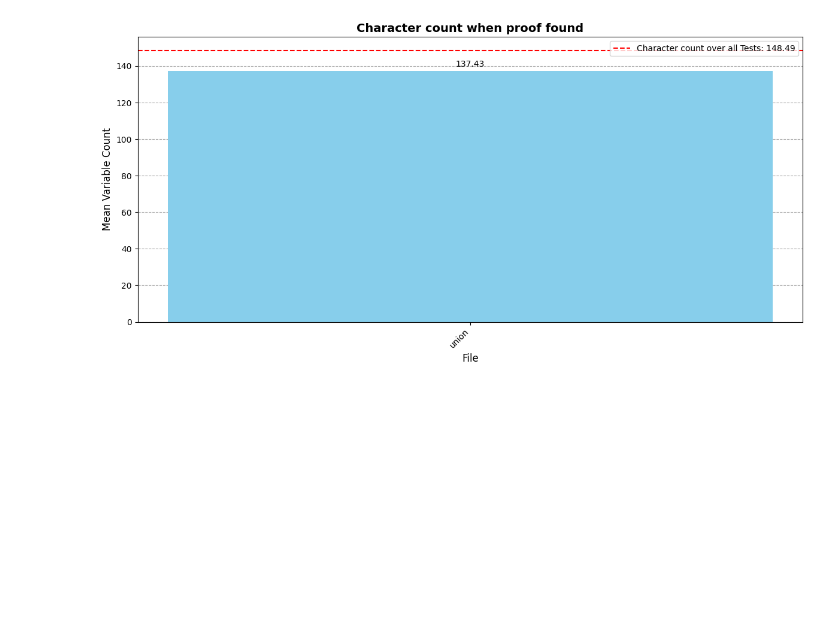
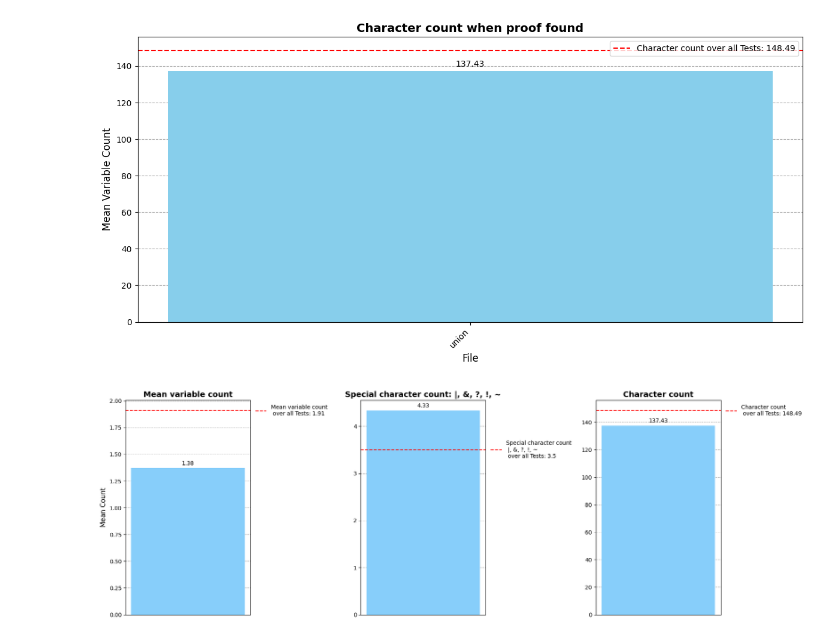
Before and after one commit to BigTeddyRush/further-work-of-seven, a Jupyter notebook: results_counts/evaluation_counts.ipynb, the cells around one changed output. Saved outputs shown, nothing was run; the diff lists cells and outputs as text; code cells hidden in the pictures; blank space fills up the shorter version.

```diff
--- a/results_counts/evaluation_counts.ipynb
+++ b/results_counts/evaluation_counts.ipynb
@@ -93,3 +94,83 @@ print_graph(file_path="signs_counts_grouped_proof_found_noauto.json", title="Spe
 print_graph(file_path="character_counts_grouped_proof_found_noauto.json", title="Character count when proof found" ,threshold=148.49, threshold_label="Character count over all Tests", output_path="character_count_noauto.pdf")
 # %% [output]
 [figure]
+# %%
+import json
+import pandas as pd
+import matplotlib.pyplot as plt
+
+def print_combined_graphs(file_paths: list, titles: list, thresholds: list, threshold_labels: list, output_path: str):
+    fig, axes = plt.subplots(1, 3, figsize=(18, 6))  # Create 1 row, 3 columns of subplots
+
+    for i, (file_path, title, threshold, threshold_label) in enumerate(zip(file_paths, titles, thresholds, threshold_labels)):
+        with open(file_path, 'r') as f:
+            data = json.load(f)
+
+        means = []
+        for file_name, counts in data.items():
+            if file_name == "union":
+                variable_counts = list(counts.values())
+                mean_variable_count = sum(variable_counts) / len(variable_counts)
+                means.append((file_name, mean_variable_count))
+
+        df_means = pd.DataFrame(means, columns=['File', 'MeanVariableCount'])
+
+        ax = axes[i]  # Select the current subplot
+        bars = ax.bar(df_means['File'], df_means['MeanVariableCount'], color='lightskyblue', width=0.6)
+
+        if i == 0:  # Only add y-axis label to the first (leftmost) subplot
+            ax.set_ylabel('Mean Count', fontsize=12)
+
+        ax.set_title(title, fontsize=14, fontweight='bold')
+
+        # Draw threshold line
+        threshold_line = ax.axhline(y=threshold, color='r', linestyle='--')
+
+        # Position legend at the threshold line's height
+        ax.legend([threshold_line], [f'{threshold_label}: {threshold}'], loc="center left", bbox_to_anchor=(1, threshold / ax.get_ylim()[1]), frameon=False)
+
+        ax.set_xticks([])  # Remove x-axis tick labels
+        ax.yaxis.grid(True, linestyle='--', which='major', color='gray', alpha=0.7)
+        ax.set_axisbelow(True)
+
+        for bar in bars:
+            yval = bar.get_height()
+            ax.text(
+                bar.get_x() + bar.get_width() / 2,
+                yval + 0.01 * yval,
+                f'{yval:.2f}',
+                ha='center',
+                va='bottom',
+                fontsize=10,
+                color='black'
+            )
+
+    plt.tight_layout()
+    path_prefix = "/Users/eltorrogrande/BachelorInformatik/BachelorThesis/further-work-of-seven/text/"
+    save_path = path_prefix + output_path
+    plt.savefig(save_path, format='pdf', bbox_inches='tight')
+    plt.show()
+    plt.close(fig)
+
+# Example usage
+print_combined_graphs(
+    file_paths=[
+        "variable_counts_grouped_proof_found.json",
+        "signs_counts_grouped_proof_found.json",
+        "character_counts_grouped_proof_found.json"
+    ],
+    titles=[
+        "Mean variable count",
+        "Special character count: |, &, ?, !, ~",
+        "Character count"
+    ],
+    thresholds=[1.91, 3.5, 148.49],
+    threshold_labels=[
+        "Mean variable count \n over all Tests",
+        "Special character count \n |, &, ?, !, ~ \n over all Tests",
+        "Character count \n over all Tests"
+    ],
+    output_path="combined_graphs.pdf"
+)
+# %% [output]
+[figure, added]
```
Also changed, not shown: parts of 2 cells of this notebook, 8 other files.
